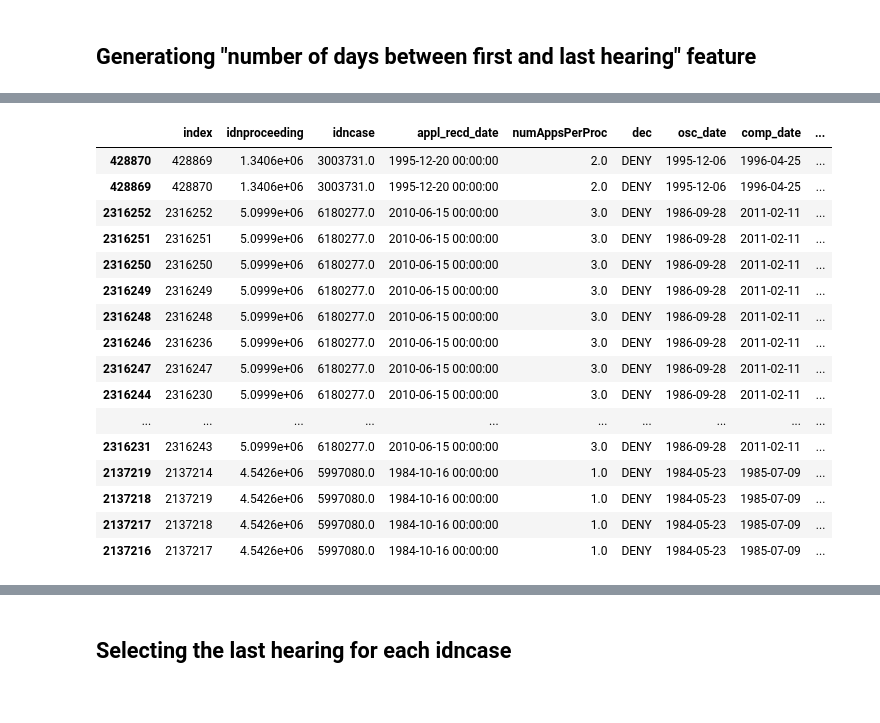
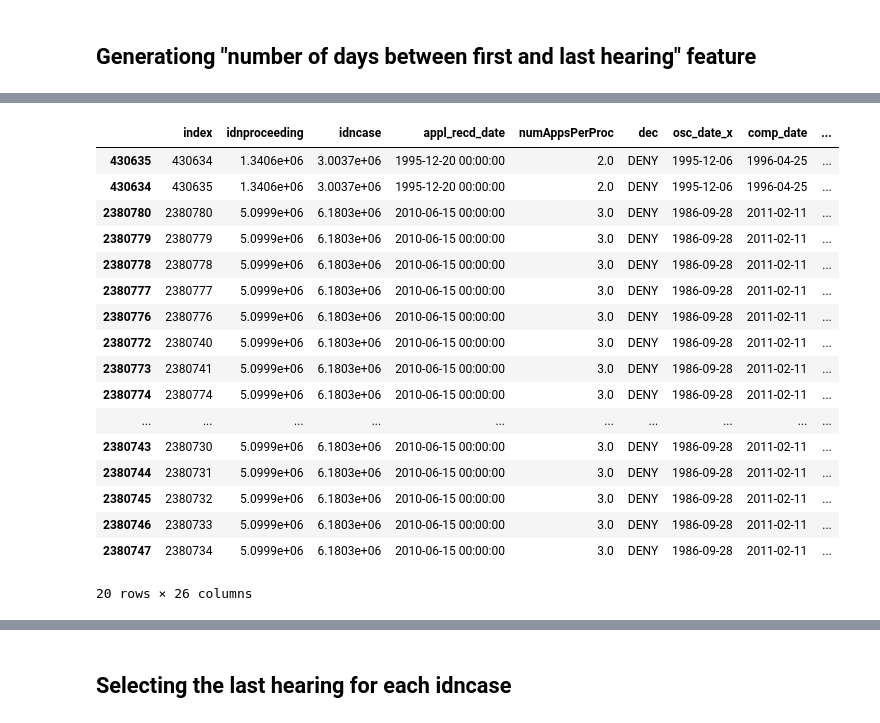
Before and after one commit to aspenyoo/refugees, a Jupyter notebook: Cleaning Schedule.ipynb, the cells around one changed output, grey strips where cells are left out. Cells and saved outputs as stored; diff of their text form; code cells hidden in the pictures.

```diff
--- a/Cleaning Schedule.ipynb
+++ b/Cleaning Schedule.ipynb
@@ -63,0 +81,2 @@ sched.head(5)
+# %%
+tbl_sched = pd.read_csv('../detailed_schedule.csv', low_memory=False)
@@ -63,0 +92,2 @@ sched.head(5)
+# %%
+tbl_sched['adj_date'] = pd.to_datetime(tbl_sched['adj_date'])
@@ -117,5 +159,4 @@ merged_sched_master.head(10)
-# %%
-merged_sched_master['adj_date'] = merged_sched_master['adj_date'].astype('str')
-# delete dates invalid formats
-merged_sched_master = merged_sched_master[merged_sched_master['adj_date'].apply(lambda x: len(x) == 9)]
-merged_sched_master['adj_date'] = pd.to_datetime(merged_sched_master['adj_date'], format='%d%b%Y')
+# %%
+# merging with tbl_schedule.csv
+merged_sched_master = pd.merge(merged_sched_master, tbl_sched, on=['idncase', 'idnproceeding', 'adj_date'], how='left')
+merged_sched_master.count()
@@ -173,21 +218,22 @@ merged_sched_master.head(20)
 # %%
 # this shows that many proceedings spanned an unreasonable amount of time (in days)
-merged_sched_master.sort_values(['durationFirstLastHearing', 'idnproceeding', 'adj_date'], ascending=False).head(30)
+merged_sched_master.sort_values(['durationFirstLastHearing', 'idnproceeding', 'adj_date'], ascending=False).head(20)
 # %% [output]
-|  | index | idnproceeding | idncase | appl_recd_date | numAppsPerProc | dec | osc_date | comp_date | ... |
-| 428870 | 428869 | 1.3406e+06 | 3003731.0 | 1995-12-20 00:00:00 | 2.0 | DENY | 1995-12-06 | 1996-04-25 | ... |
-| 428869 | 428870 | 1.3406e+06 | 3003731.0 | 1995-12-20 00:00:00 | 2.0 | DENY | 1995-12-06 | 1996-04-25 | ... |
-| 2316252 | 2316252 | 5.0999e+06 | 6180277.0 | 2010-06-15 00:00:00 | 3.0 | DENY | 1986-09-28 | 2011-02-11 | ... |
-| 2316251 | 2316251 | 5.0999e+06 | 6180277.0 | 2010-06-15 00:00:00 | 3.0 | DENY | 1986-09-28 | 2011-02-11 | ... |
-| 2316250 | 2316250 | 5.0999e+06 | 6180277.0 | 2010-06-15 00:00:00 | 3.0 | DENY | 1986-09-28 | 2011-02-11 | ... |
-| 2316249 | 2316249 | 5.0999e+06 | 6180277.0 | 2010-06-15 00:00:00 | 3.0 | DENY | 1986-09-28 | 2011-02-11 | ... |
-| 2316248 | 2316248 | 5.0999e+06 | 6180277.0 | 2010-06-15 00:00:00 | 3.0 | DENY | 1986-09-28 | 2011-02-11 | ... |
-| 2316246 | 2316236 | 5.0999e+06 | 6180277.0 | 2010-06-15 00:00:00 | 3.0 | DENY | 1986-09-28 | 2011-02-11 | ... |
-| 2316247 | 2316247 | 5.0999e+06 | 6180277.0 | 2010-06-15 00:00:00 | 3.0 | DENY | 1986-09-28 | 2011-02-11 | ... |
-| 2316244 | 2316230 | 5.0999e+06 | 6180277.0 | 2010-06-15 00:00:00 | 3.0 | DENY | 1986-09-28 | 2011-02-11 | ... |
+|  | index | idnproceeding | idncase | appl_recd_date | numAppsPerProc | dec | osc_date_x | comp_date | ... |
+| 430635 | 430634 | 1.3406e+06 | 3.0037e+06 | 1995-12-20 00:00:00 | 2.0 | DENY | 1995-12-06 | 1996-04-25 | ... |
+| 430634 | 430635 | 1.3406e+06 | 3.0037e+06 | 1995-12-20 00:00:00 | 2.0 | DENY | 1995-12-06 | 1996-04-25 | ... |
+| 2380780 | 2380780 | 5.0999e+06 | 6.1803e+06 | 2010-06-15 00:00:00 | 3.0 | DENY | 1986-09-28 | 2011-02-11 | ... |
+| 2380779 | 2380779 | 5.0999e+06 | 6.1803e+06 | 2010-06-15 00:00:00 | 3.0 | DENY | 1986-09-28 | 2011-02-11 | ... |
+| 2380778 | 2380778 | 5.0999e+06 | 6.1803e+06 | 2010-06-15 00:00:00 | 3.0 | DENY | 1986-09-28 | 2011-02-11 | ... |
+| 2380777 | 2380777 | 5.0999e+06 | 6.1803e+06 | 2010-06-15 00:00:00 | 3.0 | DENY | 1986-09-28 | 2011-02-11 | ... |
+| 2380776 | 2380776 | 5.0999e+06 | 6.1803e+06 | 2010-06-15 00:00:00 | 3.0 | DENY | 1986-09-28 | 2011-02-11 | ... |
+| 2380772 | 2380740 | 5.0999e+06 | 6.1803e+06 | 2010-06-15 00:00:00 | 3.0 | DENY | 1986-09-28 | 2011-02-11 | ... |
+| 2380773 | 2380741 | 5.0999e+06 | 6.1803e+06 | 2010-06-15 00:00:00 | 3.0 | DENY | 1986-09-28 | 2011-02-11 | ... |
+| 2380774 | 2380774 | 5.0999e+06 | 6.1803e+06 | 2010-06-15 00:00:00 | 3.0 | DENY | 1986-09-28 | 2011-02-11 | ... |
 | ... | ... | ... | ... | ... | ... | ... | ... | ... | ... |
-| 2316231 | 2316243 | 5.0999e+06 | 6180277.0 | 2010-06-15 00:00:00 | 3.0 | DENY | 1986-09-28 | 2011-02-11 | ... |
-| 2137219 | 2137214 | 4.5426e+06 | 5997080.0 | 1984-10-16 00:00:00 | 1.0 | DENY | 1984-05-23 | 1985-07-09 | ... |
-| 2137218 | 2137219 | 4.5426e+06 | 5997080.0 | 1984-10-16 00:00:00 | 1.0 | DENY | 1984-05-23 | 1985-07-09 | ... |
-| 2137217 | 2137218 | 4.5426e+06 | 5997080.0 | 1984-10-16 00:00:00 | 1.0 | DENY | 1984-05-23 | 1985-07-09 | ... |
-| 2137216 | 2137217 | 4.5426e+06 | 5997080.0 | 1984-10-16 00:00:00 | 1.0 | DENY | 1984-05-23 | 1985-07-09 | ... |
+| 2380743 | 2380730 | 5.0999e+06 | 6.1803e+06 | 2010-06-15 00:00:00 | 3.0 | DENY | 1986-09-28 | 2011-02-11 | ... |
+| 2380744 | 2380731 | 5.0999e+06 | 6.1803e+06 | 2010-06-15 00:00:00 | 3.0 | DENY | 1986-09-28 | 2011-02-11 | ... |
+| 2380745 | 2380732 | 5.0999e+06 | 6.1803e+06 | 2010-06-15 00:00:00 | 3.0 | DENY | 1986-09-28 | 2011-02-11 | ... |
+| 2380746 | 2380733 | 5.0999e+06 | 6.1803e+06 | 2010-06-15 00:00:00 | 3.0 | DENY | 1986-09-28 | 2011-02-11 | ... |
+| 2380747 | 2380734 | 5.0999e+06 | 6.1803e+06 | 2010-06-15 00:00:00 | 3.0 | DENY | 1986-09-28 | 2011-02-11 | ... |
+20 rows × 26 columns
```
Also changed, not shown: parts of 27 cells of this notebook, 1 other file.
